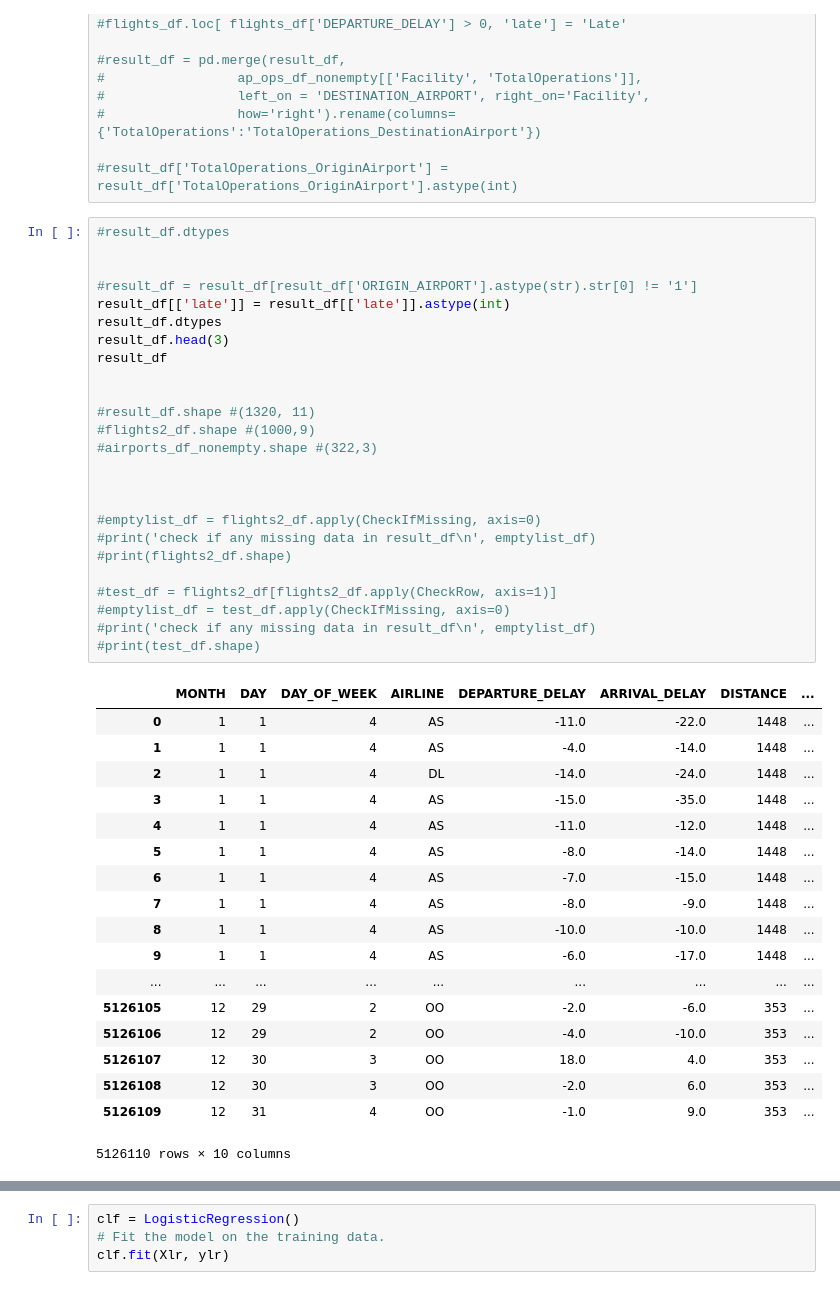
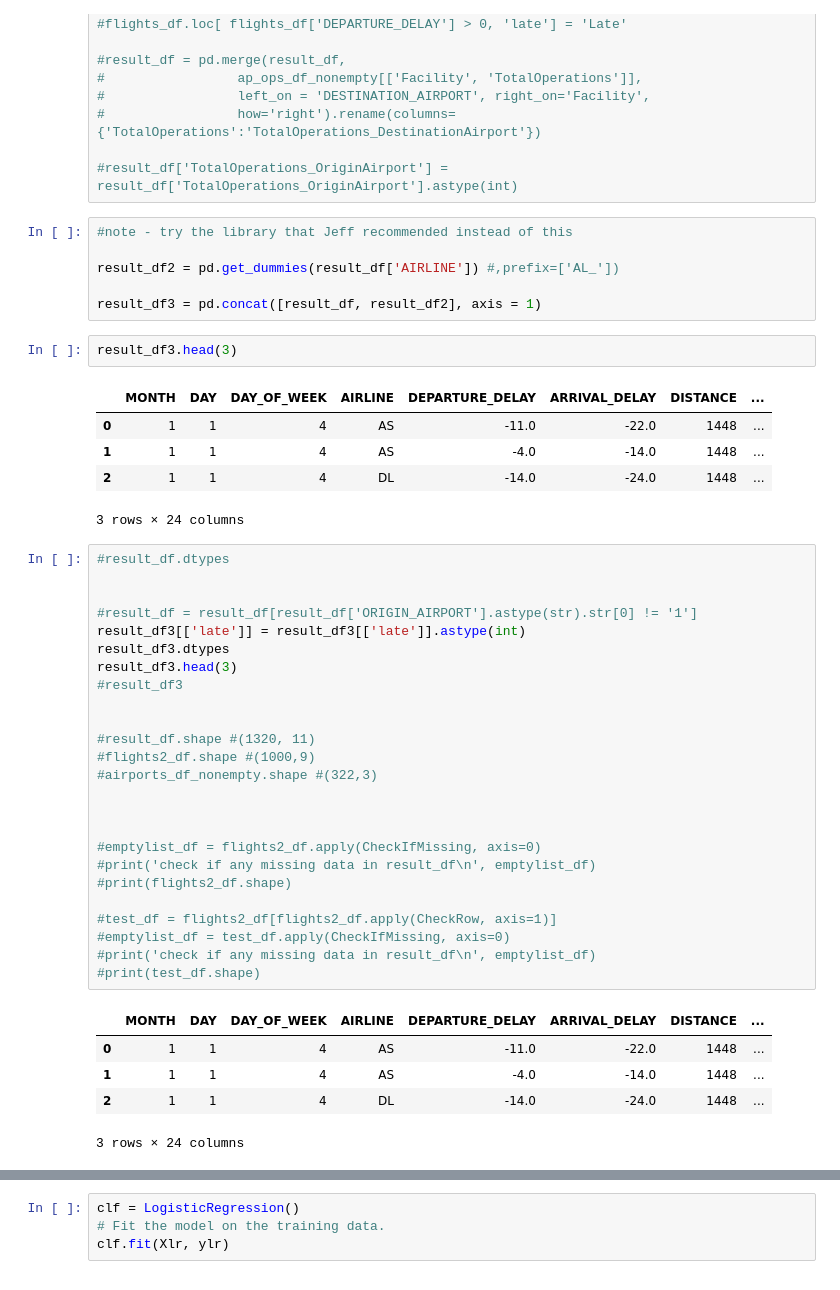
Before and after one commit to wrgorman/FlightDelays, a Jupyter notebook: Input Data Manipulation/File Manipulation.ipynb, the cells around one changed output, grey strips where cells are left out. Drawn from its saved outputs; the diff is of its cells as text.

```diff
--- a/Input Data Manipulation/File Manipulation.ipynb
+++ b/Input Data Manipulation/File Manipulation.ipynb
@@ -309,47 +320,48 @@ result_df.loc[ result_df['ARRIVAL_DELAY'] <= 0, 'late'] = 0
 #                 how='right').rename(columns={'TotalOperations':'TotalOperations_DestinationAirport'})
 
 #result_df['TotalOperations_OriginAirport'] = result_df['TotalOperations_OriginAirport'].astype(int)
+# %%
+#note - try the library that Jeff recommended instead of this
+
+result_df2 = pd.get_dummies(result_df['AIRLINE']) #,prefix=['AL_'])
+
+result_df3 = pd.concat([result_df, result_df2], axis = 1)
+# %%
+result_df3.head(3)
+# %% [output]
+|  | MONTH | DAY | DAY_OF_WEEK | AIRLINE | DEPARTURE_DELAY | ARRIVAL_DELAY | DISTANCE | ... |
+| 0 | 1 | 1 | 4 | AS | -11.0 | -22.0 | 1448 | ... |
+| 1 | 1 | 1 | 4 | AS | -4.0 | -14.0 | 1448 | ... |
+| 2 | 1 | 1 | 4 | DL | -14.0 | -24.0 | 1448 | ... |
+3 rows × 24 columns
 # %%
 #result_df.dtypes
 
 
 #result_df = result_df[result_df['ORIGIN_AIRPORT'].astype(str).str[0] != '1']
-result_df[['late']] = result_df[['late']].astype(int)
-result_df.dtypes
-result_df.head(3)
-result_df
+result_df3[['late']] = result_df3[['late']].astype(int)
+result_df3.dtypes
+result_df3.head(3)
+#result_df3
 
 
 #result_df.shape #(1320, 11)
 #flights2_df.shape #(1000,9)
 #airports_df_nonempty.shape #(322,3)
 
 
 
 #emptylist_df = flights2_df.apply(CheckIfMissing, axis=0)
 #print('check if any missing data in result_df\n', emptylist_df)
 #print(flights2_df.shape)
 
 #test_df = flights2_df[flights2_df.apply(CheckRow, axis=1)]
 #emptylist_df = test_df.apply(CheckIfMissing, axis=0)
 #print('check if any missing data in result_df\n', emptylist_df)
 #print(test_df.shape)
 # %% [output]
 |  | MONTH | DAY | DAY_OF_WEEK | AIRLINE | DEPARTURE_DELAY | ARRIVAL_DELAY | DISTANCE | ... |
 | 0 | 1 | 1 | 4 | AS | -11.0 | -22.0 | 1448 | ... |
 | 1 | 1 | 1 | 4 | AS | -4.0 | -14.0 | 1448 | ... |
 | 2 | 1 | 1 | 4 | DL | -14.0 | -24.0 | 1448 | ... |
-| 3 | 1 | 1 | 4 | AS | -15.0 | -35.0 | 1448 | ... |
-| 4 | 1 | 1 | 4 | AS | -11.0 | -12.0 | 1448 | ... |
-| 5 | 1 | 1 | 4 | AS | -8.0 | -14.0 | 1448 | ... |
-| 6 | 1 | 1 | 4 | AS | -7.0 | -15.0 | 1448 | ... |
-| 7 | 1 | 1 | 4 | AS | -8.0 | -9.0 | 1448 | ... |
-| 8 | 1 | 1 | 4 | AS | -10.0 | -10.0 | 1448 | ... |
-| 9 | 1 | 1 | 4 | AS | -6.0 | -17.0 | 1448 | ... |
-| ... | ... | ... | ... | ... | ... | ... | ... | ... |
-| 5126105 | 12 | 29 | 2 | OO | -2.0 | -6.0 | 353 | ... |
-| 5126106 | 12 | 29 | 2 | OO | -4.0 | -10.0 | 353 | ... |
-| 5126107 | 12 | 30 | 3 | OO | 18.0 | 4.0 | 353 | ... |
-| 5126108 | 12 | 30 | 3 | OO | -2.0 | 6.0 | 353 | ... |
-| 5126109 | 12 | 31 | 4 | OO | -1.0 | 9.0 | 353 | ... |
-5126110 rows × 10 columns
+3 rows × 24 columns
```
Also changed, not shown: parts of 18 cells of this notebook.
